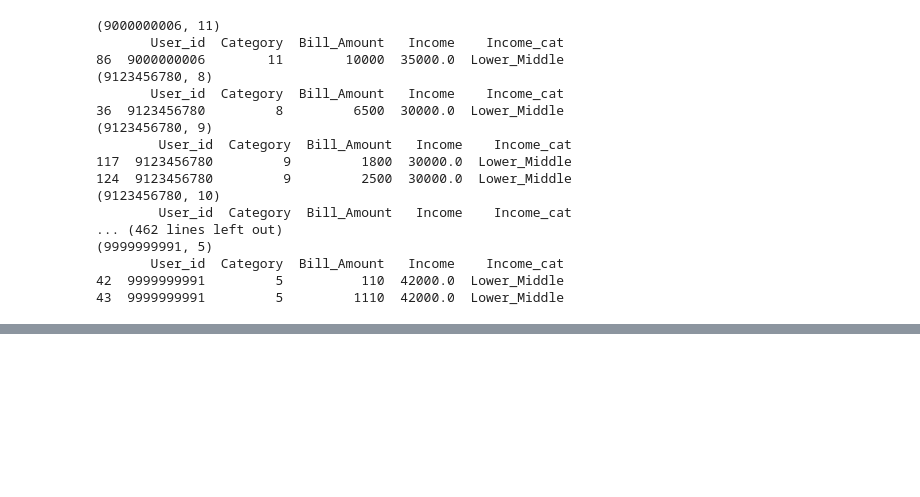
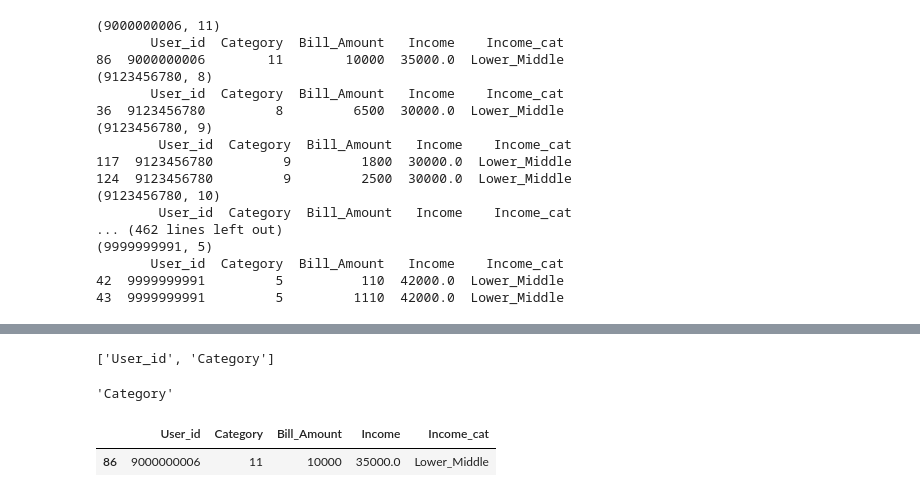
Before and after one commit to sindhushap/My_First_project1, a Jupyter notebook: Data_science_25.26.ipynb, the cells around one changed output, grey strips where cells are left out. Drawn from its saved outputs; the diff is of its cells as text; code cells hidden in the pictures; blank space fills up the shorter version.

```diff
--- a/Data_science_25.26.ipynb
+++ b/Data_science_25.26.ipynb
@@ -370,0 +377,12 @@ for User_id,grp in Users2_data:
+# %%
+print(Users2_data.keys)
+Users2_data.keys[1]
+#Users2_data.groups
+# %% [output]
+['User_id', 'Category']
+'Category'
+# %%
+Users2_data.get_group((9000000006,11))
+# %% [output]
+|  | User_id | Category | Bill_Amount | Income | Income_cat |
+| 86 | 9000000006 | 11 | 10000 | 35000.0 | Lower_Middle |
```
Also changed, not shown: parts of 18 cells of this notebook.
